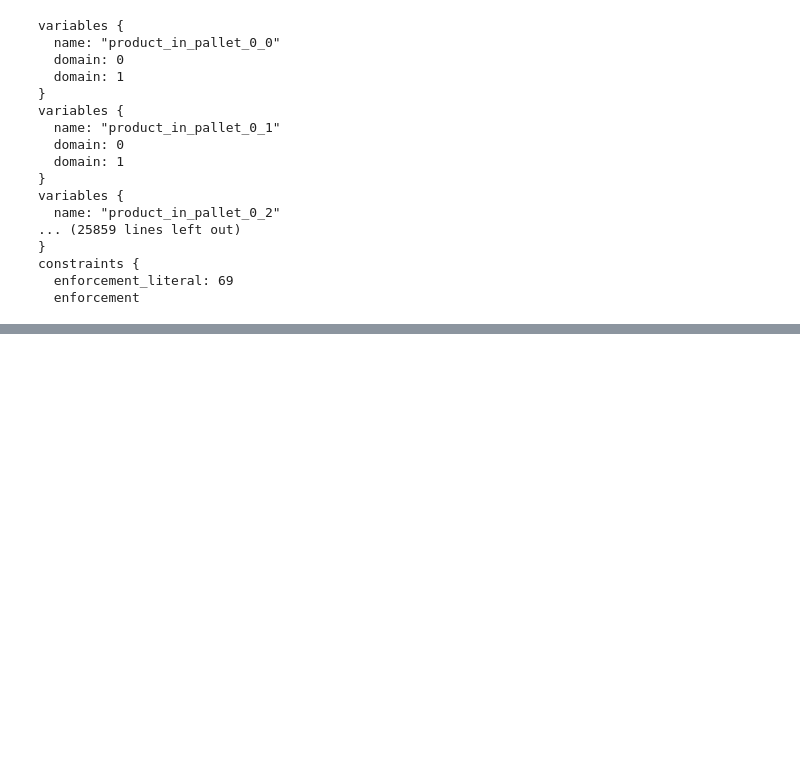
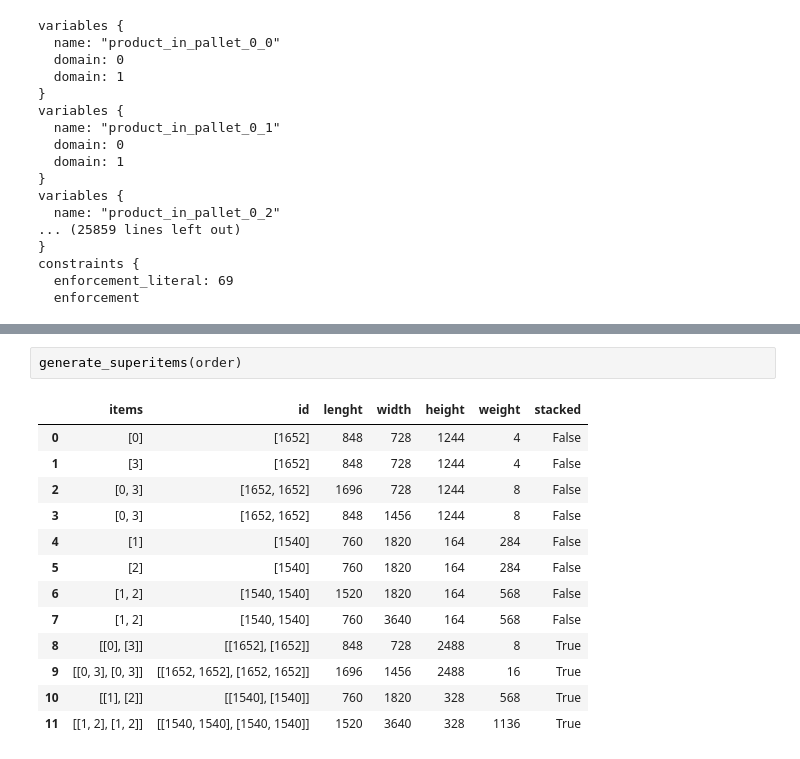
Before and after one commit to Wadaboa/3d-bpp, a Jupyter notebook: bpp.ipynb, the cells around one changed output, grey strips where cells are left out. Cells and saved outputs as stored; diff of their text form; blank space fills up the shorter version.

Commit message:
add superitems generation

```diff
--- a/bpp.ipynb
+++ b/bpp.ipynb
@@ -748,0 +902,16 @@ def column_generation():
+# %%
+generate_superitems(order)
+# %% [output]
+|  | items | id | lenght | width | height | weight | stacked |
+| 0 | [0] | [1652] | 848 | 728 | 1244 | 4 | False |
+| 1 | [3] | [1652] | 848 | 728 | 1244 | 4 | False |
+| 2 | [0, 3] | [1652, 1652] | 1696 | 728 | 1244 | 8 | False |
+| 3 | [0, 3] | [1652, 1652] | 848 | 1456 | 1244 | 8 | False |
+| 4 | [1] | [1540] | 760 | 1820 | 164 | 284 | False |
+| 5 | [2] | [1540] | 760 | 1820 | 164 | 284 | False |
+| 6 | [1, 2] | [1540, 1540] | 1520 | 1820 | 164 | 568 | False |
+| 7 | [1, 2] | [1540, 1540] | 760 | 3640 | 164 | 568 | False |
+| 8 | [[0], [3]] | [[1652], [1652]] | 848 | 728 | 2488 | 8 | True |
+| 9 | [[0, 3], [0, 3]] | [[1652, 1652], [1652, 1652]] | 1696 | 1456 | 2488 | 16 | True |
+| 10 | [[1], [2]] | [[1540], [1540]] | 760 | 1820 | 328 | 568 | True |
+| 11 | [[1, 2], [1, 2]] | [[1540, 1540], [1540, 1540]] | 1520 | 3640 | 328 | 1136 | True |
```
Also changed, not shown: parts of 14 cells of this notebook.
